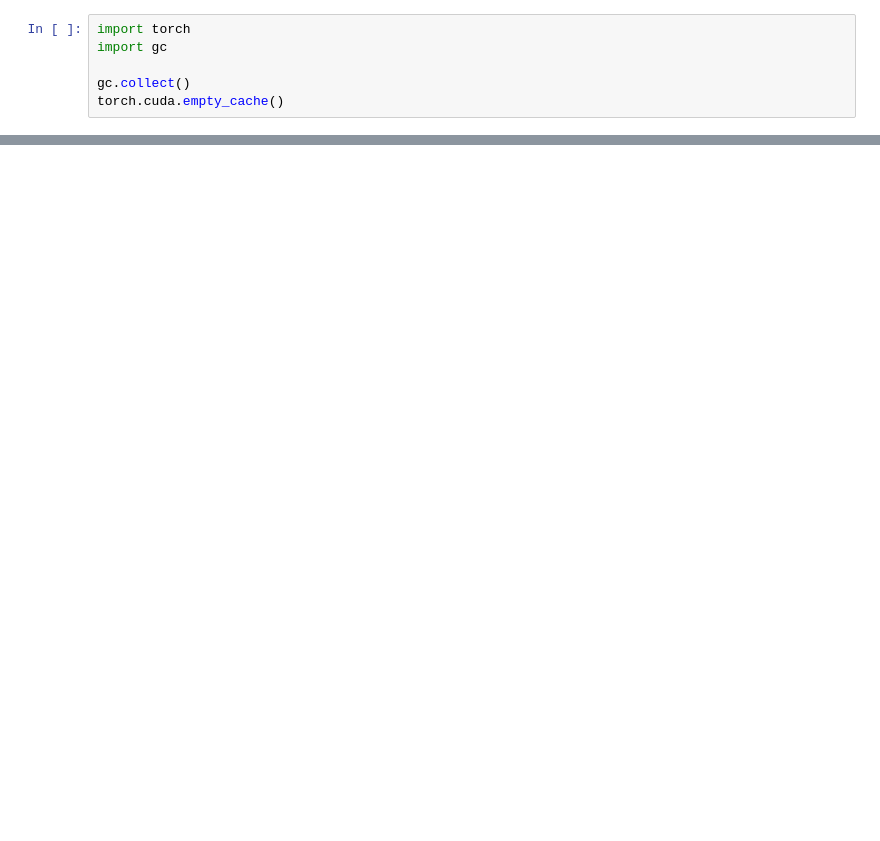
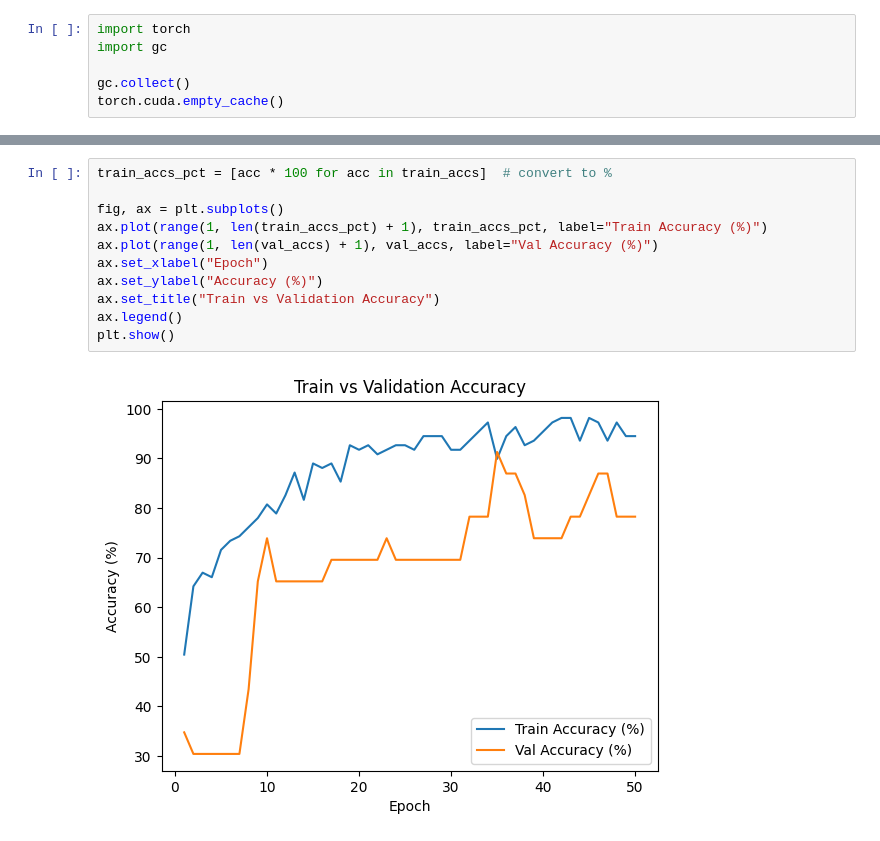
Before and after one commit to himanshunikam/Handgesten, a Jupyter notebook: attempt2.ipynb, the cells around one changed output, grey strips where cells are left out. Drawn from its saved outputs; the diff is of its cells as text; blank space fills up the shorter version.

```diff
--- a/attempt2.ipynb
+++ b/attempt2.ipynb
@@ -393,0 +395,13 @@ print(train_accs)
+# %%
+train_accs_pct = [acc * 100 for acc in train_accs]  # convert to %
+
+fig, ax = plt.subplots()
+ax.plot(range(1, len(train_accs_pct) + 1), train_accs_pct, label="Train Accuracy (%)")
+ax.plot(range(1, len(val_accs) + 1), val_accs, label="Val Accuracy (%)")
+ax.set_xlabel("Epoch")
+ax.set_ylabel("Accuracy (%)")
+ax.set_title("Train vs Validation Accuracy")
+ax.legend()
+plt.show()
+# %% [output]
+[figure, added]
```
Also changed, not shown: parts of 7 cells of this notebook, 1 other file.
